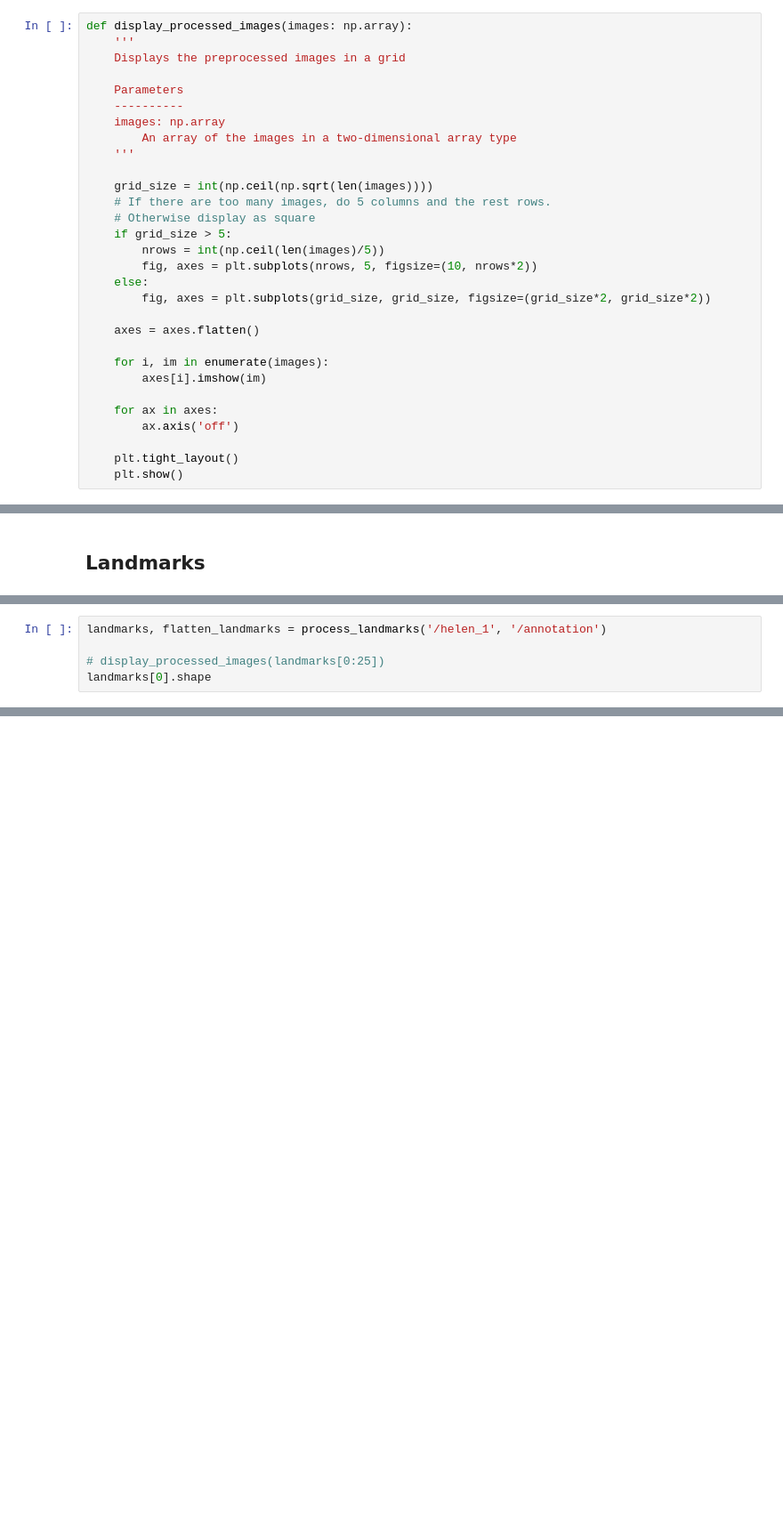
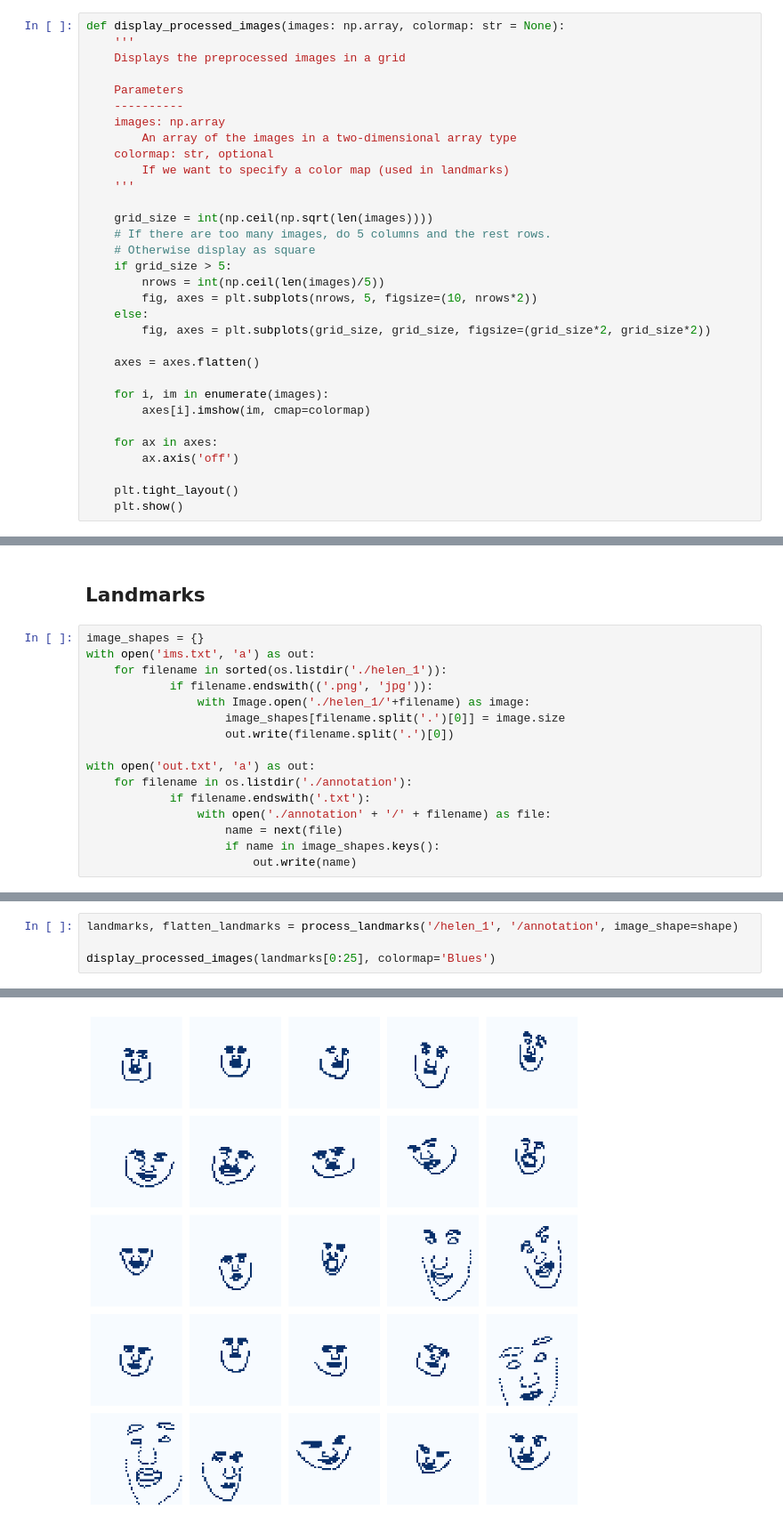
Before and after one commit to LucaFranceschi01/AGiC-2024, a Jupyter notebook: Lab2/eigenfaces_u199149_u198711.ipynb, the cells around one changed output, grey strips where cells are left out. Shown at 89% size. Drawn from its saved outputs; the diff is of its cells as text; blank space fills up the shorter version.

```diff
--- a/Lab2/eigenfaces_u199149_u198711.ipynb
+++ b/Lab2/eigenfaces_u199149_u198711.ipynb
@@ -70,5 +72,5 @@ images, falttened = process_images('/helen_1', (wh, wh))
 # %%
-def display_processed_images(images: np.array):
+def display_processed_images(images: np.array, colormap: str = None):
     '''
     Displays the preprocessed images in a grid
 
@@ -76,6 +78,8 @@ def display_processed_images(images: np.array):
     ----------
     images: np.array
         An array of the images in a two-dimensional array type
+    colormap: str, optional
+        If we want to specify a color map (used in landmarks)
     '''
 
     grid_size = int(np.ceil(np.sqrt(len(images))))
@@ -90,7 +94,7 @@ def display_processed_images(images: np.array):
     axes = axes.flatten()
 
     for i, im in enumerate(images):
-        axes[i].imshow(im)
+        axes[i].imshow(im, cmap=colormap)
 
     for ax in axes:
         ax.axis('off')
@@ -367,6 +385,22 @@ display_reconstruction_comparison(images, eigvec, falttened, np.mean(falttened,
 [figure]
 # %% [markdown]
 ## Landmarks
+# %%
+image_shapes = {}
+with open('ims.txt', 'a') as out:
+    for filename in sorted(os.listdir('./helen_1')):
+            if filename.endswith(('.png', 'jpg')):
+                with Image.open('./helen_1/'+filename) as image:
+                    image_shapes[filename.split('.')[0]] = image.size
+                    out.write(filename.split('.')[0])
+
+with open('out.txt', 'a') as out:
+    for filename in os.listdir('./annotation'):
+            if filename.endswith('.txt'):
+                with open('./annotation' + '/' + filename) as file:
+                    name = next(file)
+                    if name in image_shapes.keys():
+                        out.write(name)
 # %%
 def process_landmarks(relative_path_images: str, relative_path_landmarks: str, image_shape: tuple = (50, 50)):
     folder_path_images = os.getcwd() + relative_path_images
@@ -413,6 +440,5 @@ def process_landmarks(relative_path_images: str, relative_path_landmarks: str, i
 # %%
-landmarks, flatten_landmarks = process_landmarks('/helen_1', '/annotation')
+landmarks, flatten_landmarks = process_landmarks('/helen_1', '/annotation', image_shape=shape)
 
-# display_processed_images(landmarks[0:25])
-landmarks[0].shape
+display_processed_images(landmarks[0:25], colormap='Blues')
 # %% [output]
@@ -419,0 +445 @@ landmarks[0].shape
+[figure, added]
```
Also changed, not shown: parts of 19 cells of this notebook.
